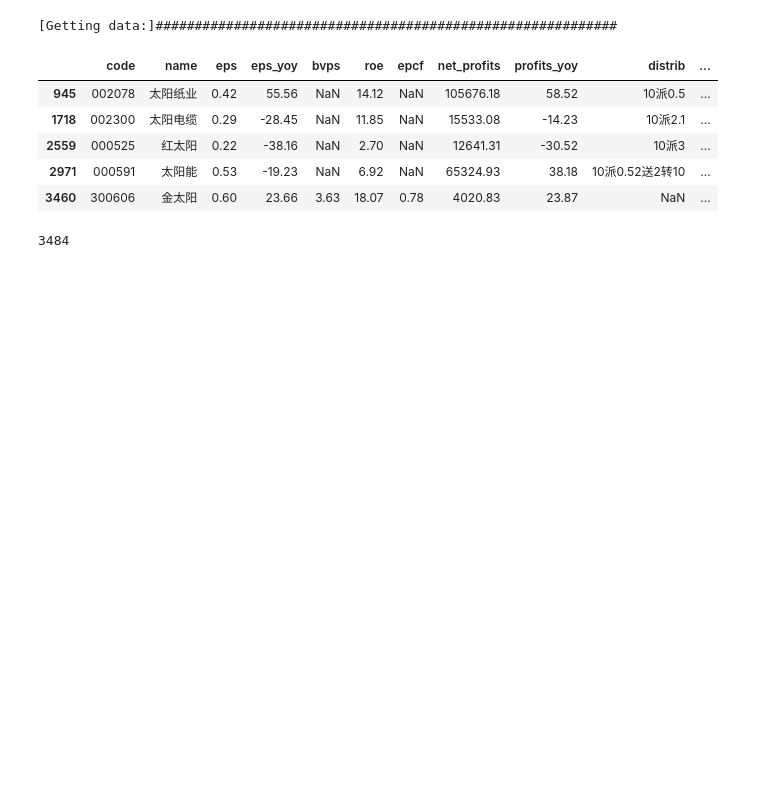
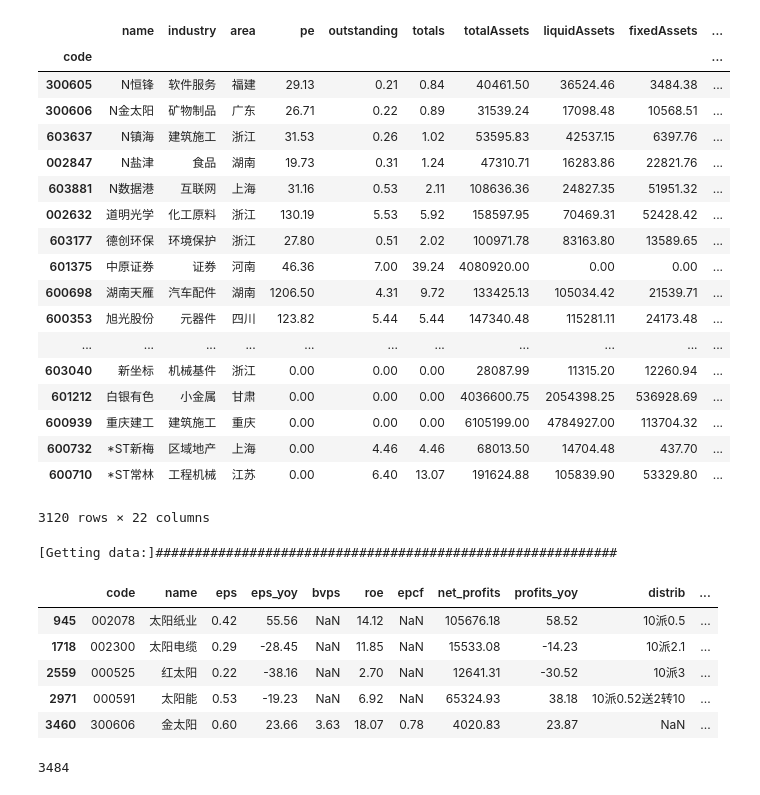
Before and after one commit to lightjl/Anaconda_code, a Jupyter notebook: Untitled.ipynb, the cells around one changed output. Drawn from its saved outputs; the diff is of its cells as text; code cells hidden in the pictures; blank space fills up the shorter version.

```diff
--- a/Untitled.ipynb
+++ b/Untitled.ipynb
@@ -5,6 +5,30 @@ from datetime import datetime
 import os.path
 import time
 import numpy as np
+# %%
+df = ts.get_stock_basics('2017-02-08')
+# %%
+df
+# %% [output]
+|  | name | industry | area | pe | outstanding | totals | totalAssets | liquidAssets | fixedAssets | ... |
+| code |  |  |  |  |  |  |  |  |  | ... |
+| 300605 | N恒锋 | 软件服务 | 福建 | 29.13 | 0.21 | 0.84 | 40461.50 | 36524.46 | 3484.38 | ... |
+| 300606 | N金太阳 | 矿物制品 | 广东 | 26.71 | 0.22 | 0.89 | 31539.24 | 17098.48 | 10568.51 | ... |
+| 603637 | N镇海 | 建筑施工 | 浙江 | 31.53 | 0.26 | 1.02 | 53595.83 | 42537.15 | 6397.76 | ... |
+| 002847 | N盐津 | 食品 | 湖南 | 19.73 | 0.31 | 1.24 | 47310.71 | 16283.86 | 22821.76 | ... |
+| 603881 | N数据港 | 互联网 | 上海 | 31.16 | 0.53 | 2.11 | 108636.36 | 24827.35 | 51951.32 | ... |
+| 002632 | 道明光学 | 化工原料 | 浙江 | 130.19 | 5.53 | 5.92 | 158597.95 | 70469.31 | 52428.42 | ... |
+| 603177 | 德创环保 | 环境保护 | 浙江 | 27.80 | 0.51 | 2.02 | 100971.78 | 83163.80 | 13589.65 | ... |
+| 601375 | 中原证券 | 证券 | 河南 | 46.36 | 7.00 | 39.24 | 4080920.00 | 0.00 | 0.00 | ... |
+| 600698 | 湖南天雁 | 汽车配件 | 湖南 | 1206.50 | 4.31 | 9.72 | 133425.13 | 105034.42 | 21539.71 | ... |
+| 600353 | 旭光股份 | 元器件 | 四川 | 123.82 | 5.44 | 5.44 | 147340.48 | 115281.11 | 24173.48 | ... |
+| ... | ... | ... | ... | ... | ... | ... | ... | ... | ... | ... |
+| 603040 | 新坐标 | 机械基件 | 浙江 | 0.00 | 0.00 | 0.00 | 28087.99 | 11315.20 | 12260.94 | ... |
+| 601212 | 白银有色 | 小金属 | 甘肃 | 0.00 | 0.00 | 0.00 | 4036600.75 | 2054398.25 | 536928.69 | ... |
+| 600939 | 重庆建工 | 建筑施工 | 重庆 | 0.00 | 0.00 | 0.00 | 6105199.00 | 4784927.00 | 113704.32 | ... |
+| 600732 | *ST新梅 | 区域地产 | 上海 | 0.00 | 4.46 | 4.46 | 68013.50 | 14704.48 | 437.70 | ... |
+| 600710 | *ST常林 | 工程机械 | 江苏 | 0.00 | 6.40 | 13.07 | 191624.88 | 105839.90 | 53329.80 | ... |
+3120 rows × 22 columns
 # %%
 def get_data(dataType, year, q=4): #年报
     typeAll = {'profit', 'report', 'growth'}
```
Also changed, not shown: 16 other files.
